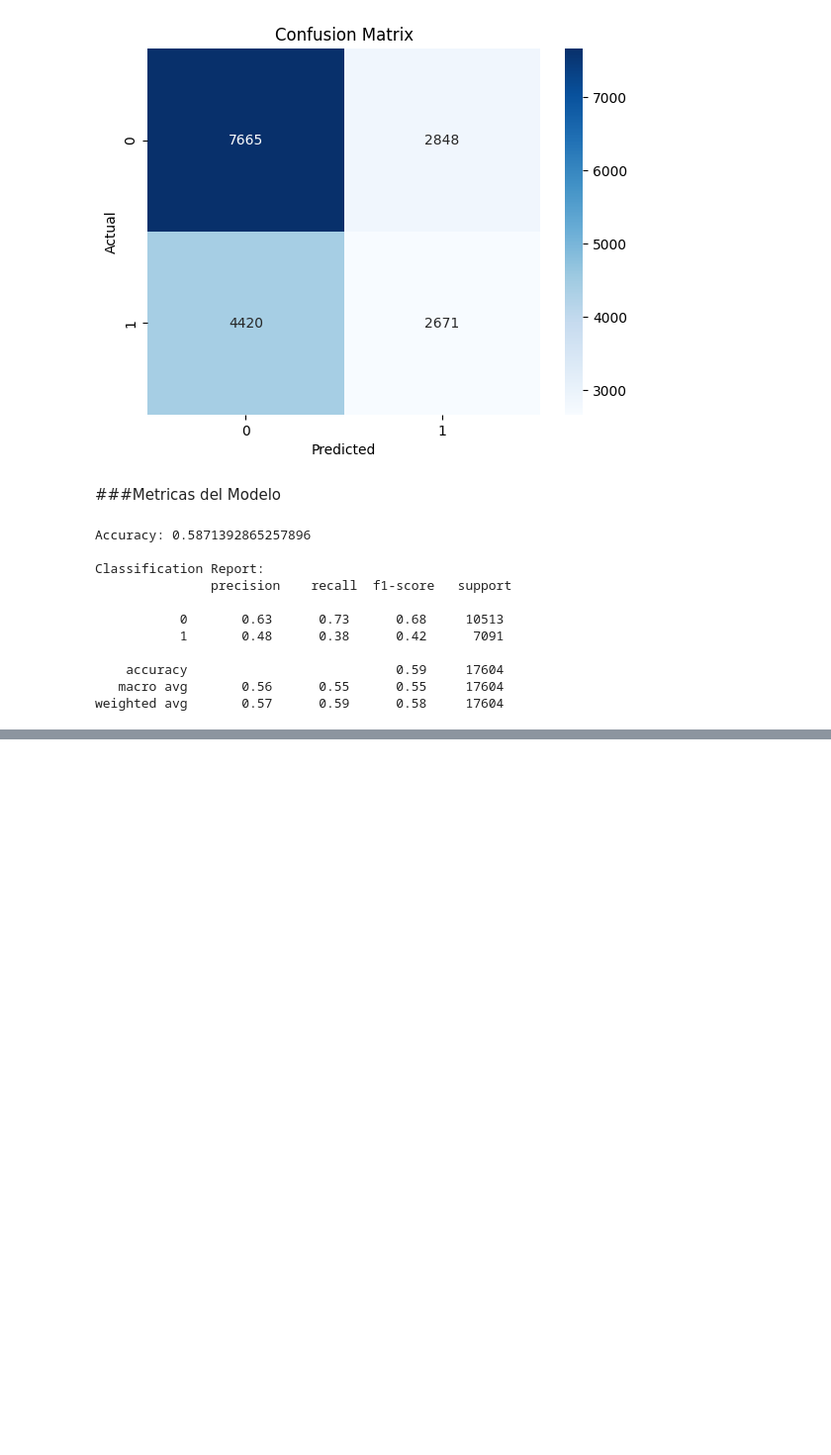
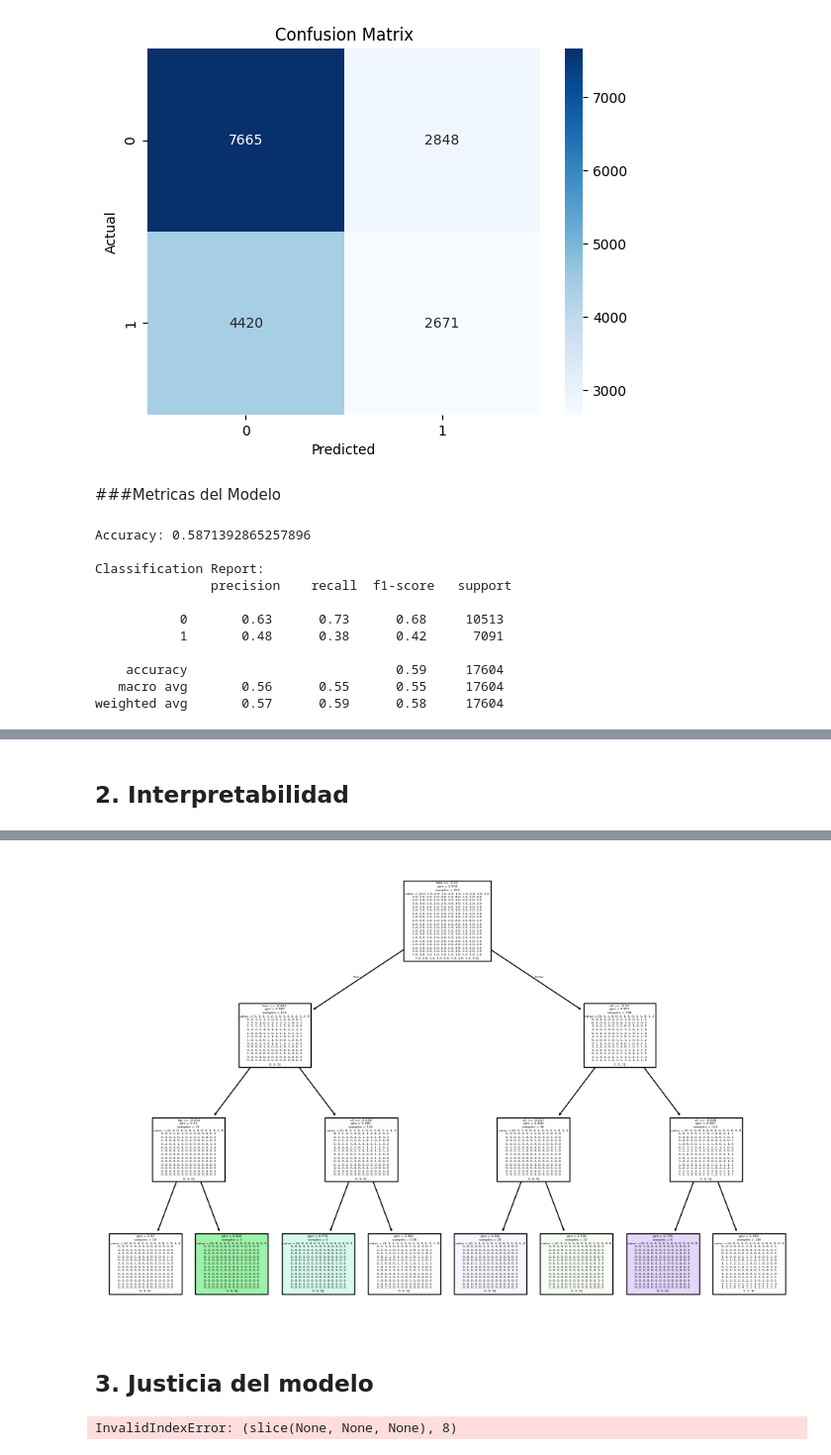
Before and after one commit to amrios80/parcial, a Jupyter notebook: parcial.ipynb, the cells around one changed output, grey strips where cells are left out. Shown: that part at 99% size. Cells and saved outputs as stored; diff of their text form; code cells hidden in the pictures; blank space fills up the shorter version.

```diff
--- a/parcial.ipynb
+++ b/parcial.ipynb
@@ -292,0 +225,26 @@ weighted avg       0.64      0.64      0.63     30073
+# %% [markdown]
+## 2. Interpretabilidad
+# %%
+!pip install scikit-learn matplotlib
+
+from sklearn.tree import DecisionTreeRegressor, plot_tree
+from sklearn.datasets import load_diabetes
+from sklearn.model_selection import train_test_split
+import matplotlib.pyplot as plt
+
+diabetes_data_arbol = load_diabetes()
+X = diabetes_data_arbol.data
+y = diabetes_data_arbol.target
+
+# Split data into training and testing sets
+X_train_a, X_test_a, y_train_a, y_test_a = train_test_split(X, y, test_size=0.2, random_state=42)
+
+# Create and train a DecisionTreeRegressor
+clf_arbol = DecisionTreeClassifier(criterion='gini', max_depth=3)
+clf_arbol.fit(X_train_a, y_train_a)
+
+# Plot the decision tree
+plt.figure(figsize=(12, 8))
+plot_tree(clf_arbol, filled=True, feature_names=diabetes_data_arbol.feature_names)
+plt.show()
+# %% [output]
@@ -292,0 +266,21 @@ weighted avg       0.64      0.64      0.63     30073
+[figure, added]
+# %% [markdown]
+## 3. Justicia del modelo
+# %%
+
+# Assuming 'sex' is the intended feature (as 'gender' is not present) and it's the 8th feature (index 7)
+# Adjust index if 'sex' is in a different position
+grouped = pd.DataFrame({'y_test': y_test, 'y_pred': y_pred, 'gender': X_test[:, 8]})
+
+# Calcular las métricas por grupo (equidad demográfica y predictiva)
+equidad_demografica = grouped.groupby('gender')['y_pred'].value_counts(normalize=True)
+print(equidad_demografica)
+
+# Verificar las tasas de precisión, recall o F1 por grupo
+precision = grouped.groupby('gender').apply(lambda x: classification_report(x['y_test'], x['y_pred'], output_dict=True)['1']['precision'])
+recall = grouped.groupby('gender').apply(lambda x: classification_report(x['y_test'], x['y_pred'], output_dict=True)['1']['recall'])
+
+print(f"Precision por grupo:\n{precision}")
+print(f"Recall por grupo:\n{recall}")
+# %% [output]
+InvalidIndexError: (slice(None, None, None), 8)
```
Also changed, not shown: parts of 10 cells of this notebook.
